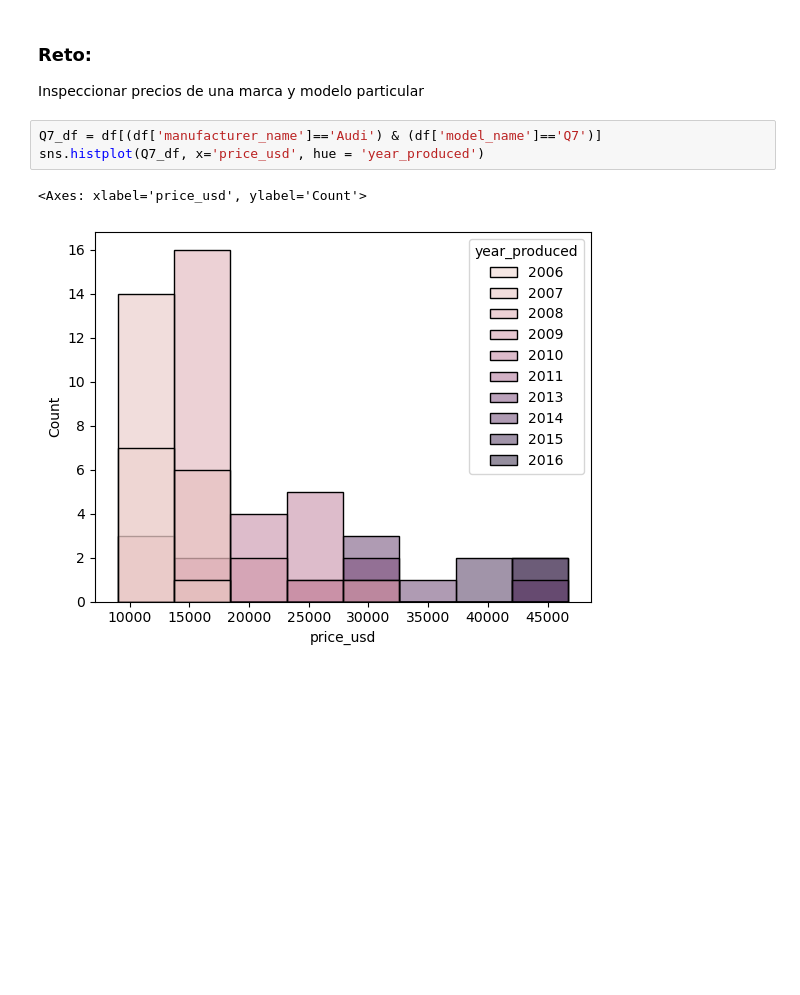
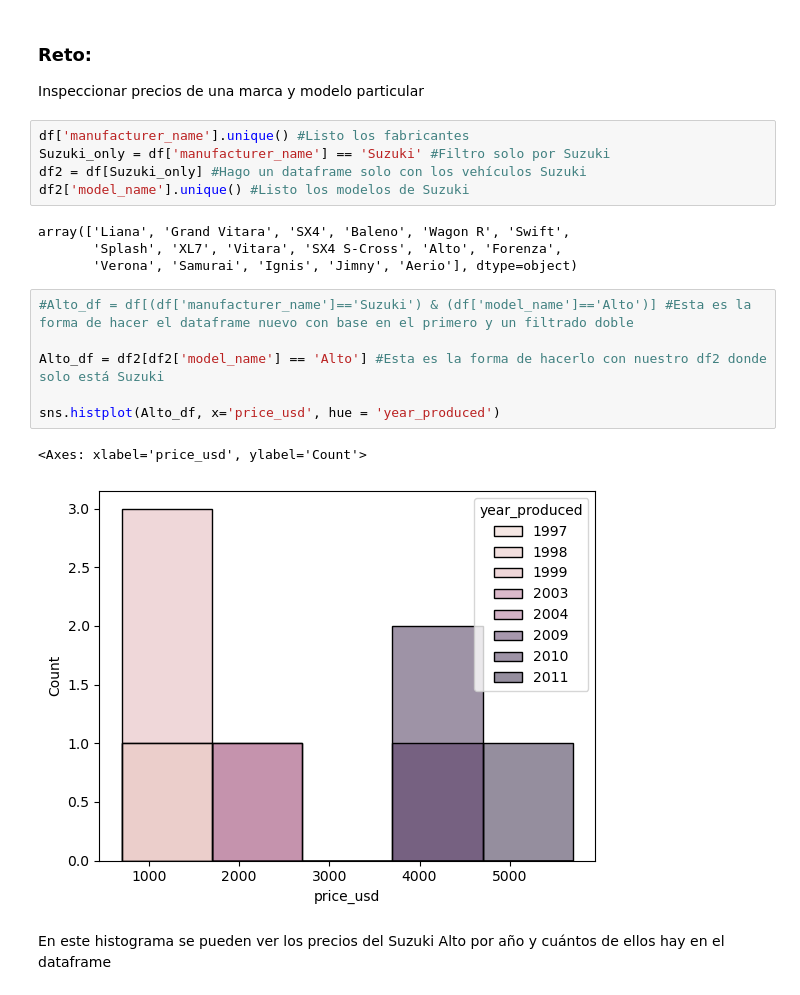
Before and after one commit to jcmefra/estadistica_descriptiva, a Jupyter notebook: [clase-07]medidas-central.ipynb, the cells around one changed output. Drawn from its saved outputs; the diff is of its cells as text; blank space fills up the shorter version.

```diff
--- a/[clase-07]medidas-central.ipynb
+++ b/[clase-07]medidas-central.ipynb
@@ -74,9 +74,23 @@ df.groupby('engine_type').count() #Agrupar los datos por tipo de motor
 ### Reto:
 
 Inspeccionar precios de una marca y modelo particular
-# %%
-Q7_df = df[(df['manufacturer_name']=='Audi') & (df['model_name']=='Q7')]
-sns.histplot(Q7_df, x='price_usd', hue = 'year_produced')
-# %% [output]
-<Axes: xlabel='price_usd', ylabel='Count'>
-[figure, removed]
+# %%
+df['manufacturer_name'].unique() #Listo los fabricantes
+Suzuki_only = df['manufacturer_name'] == 'Suzuki' #Filtro solo por Suzuki
+df2 = df[Suzuki_only] #Hago un dataframe solo con los vehículos Suzuki
+df2['model_name'].unique() #Listo los modelos de Suzuki
+# %% [output]
+array(['Liana', 'Grand Vitara', 'SX4', 'Baleno', 'Wagon R', 'Swift',
+       'Splash', 'XL7', 'Vitara', 'SX4 S-Cross', 'Alto', 'Forenza',
+       'Verona', 'Samurai', 'Ignis', 'Jimny', 'Aerio'], dtype=object)
+# %%
+#Alto_df = df[(df['manufacturer_name']=='Suzuki') & (df['model_name']=='Alto')] #Esta es la forma de hacer el dataframe nuevo con base en el primero y un filtrado doble
+
+Alto_df = df2[df2['model_name'] == 'Alto'] #Esta es la forma de hacerlo con nuestro df2 donde solo está Suzuki
+
+sns.histplot(Alto_df, x='price_usd', hue = 'year_produced')
+# %% [output]
+<Axes: xlabel='price_usd', ylabel='Count'>
+[figure, added]
+# %% [markdown]
+En este histograma se pueden ver los precios del Suzuki Alto por año y cuántos de ellos hay en el dataframe
```
